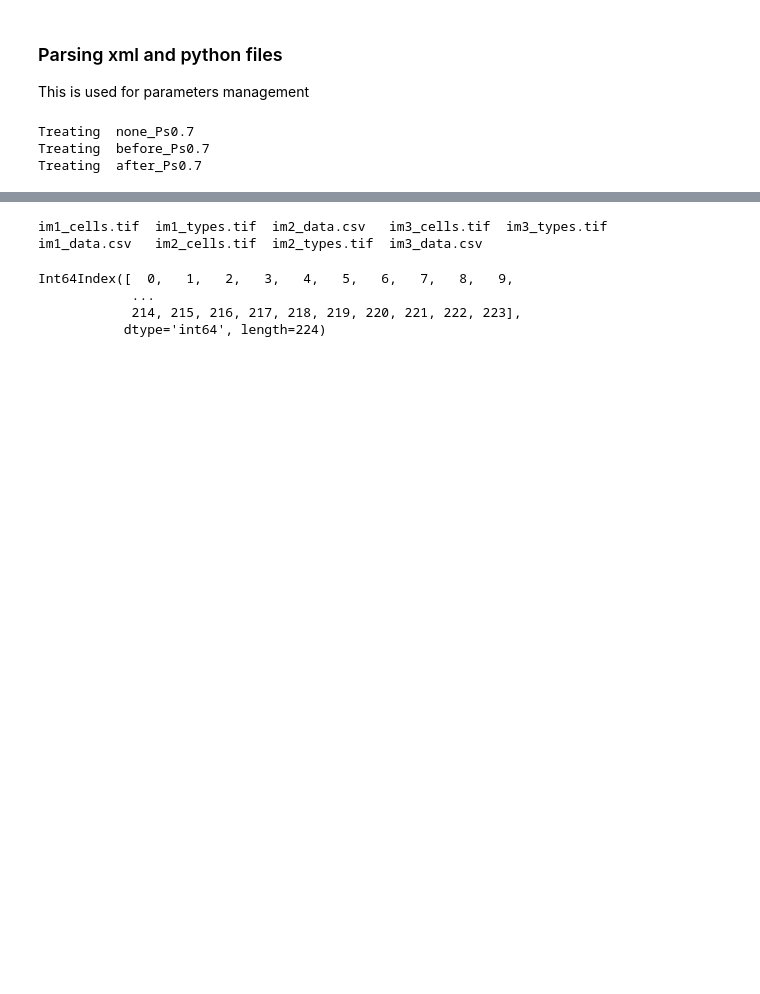
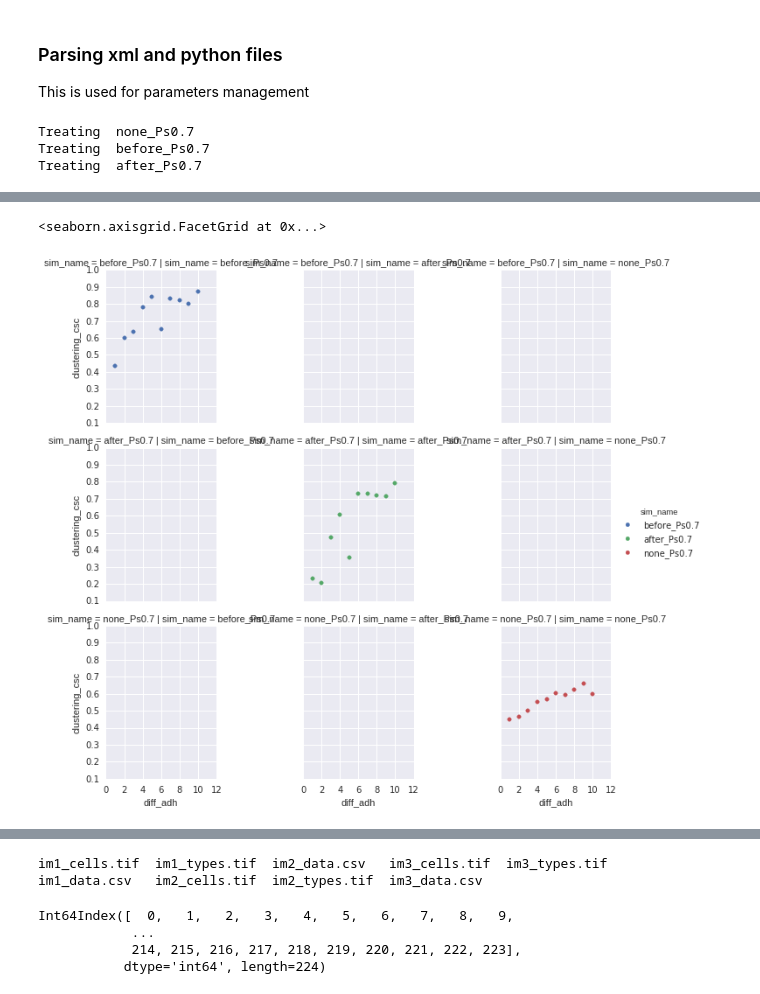
Before and after one commit to glyg/CancerStemCells_GGH, a Jupyter notebook: Notebooks/CompuCell3D simulations Importer.ipynb, the cells around one changed output, grey strips where cells are left out. Saved outputs shown, nothing was run; the diff lists cells and outputs as text; code cells hidden in the pictures; blank space fills up the shorter version.

```diff
--- a/Notebooks/CompuCell3D simulations Importer.ipynb
+++ b/Notebooks/CompuCell3D simulations Importer.ipynb
@@ -105,0 +210,7 @@ collected
+# %%
+g = sns.FacetGrid(collected_data, row="sim_name", col="sim_name", hue="sim_name")
+g.map(plt.scatter, "diff_adh", "clustering_csc")
+g.add_legend()
+# %% [output]
+<seaborn.axisgrid.FacetGrid at 0x...>
+[figure, added]
```
Also changed, not shown: parts of 25 cells of this notebook, 4 other files.
